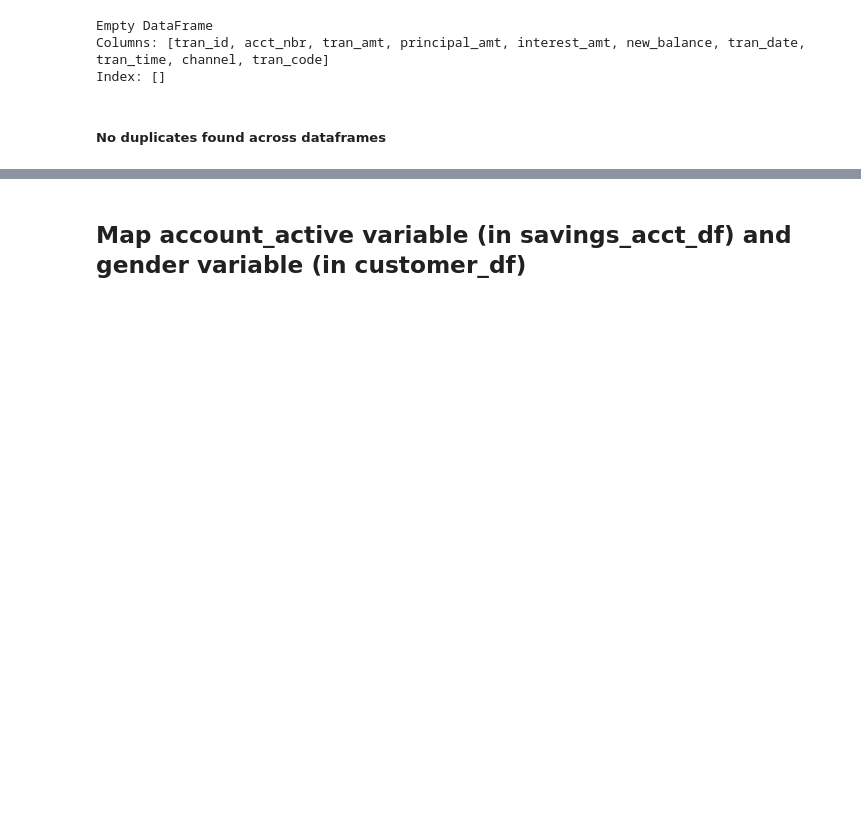
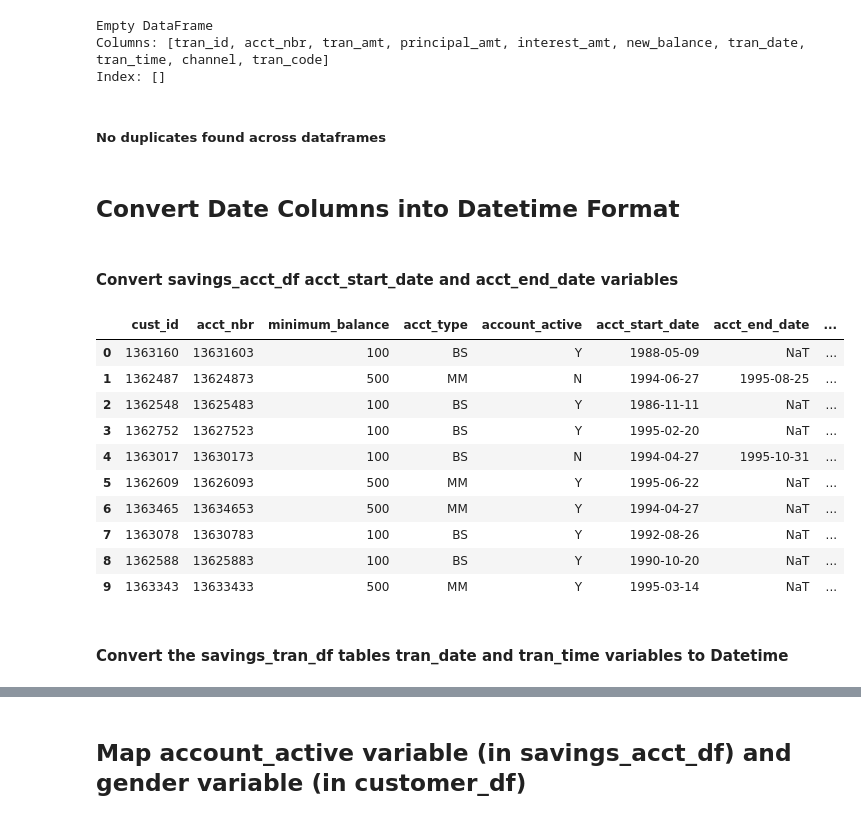
Before and after one commit to btmarsh6/mini-project-III, a Jupyter notebook: Brittany_notebook.ipynb, the cells around one changed output, grey strips where cells are left out. Cells and saved outputs as stored; diff of their text form; code cells hidden in the pictures; blank space fills up the shorter version.

Commit message:
conversion to datetime added

```diff
--- a/Brittany_notebook.ipynb
+++ b/Brittany_notebook.ipynb
@@ -207,3 +210,25 @@ Columns: [tran_id, acct_nbr, tran_amt, principal_amt, interest_amt, new_balance,
 Index: []
 # %% [markdown]
 ##### No duplicates found across dataframes
+# %% [markdown]
+## Convert Date Columns into Datetime Format
+# %% [markdown]
+#### Convert savings_acct_df acct_start_date and acct_end_date variables
+# %%
+savings_acct_df['acct_start_date']= pd.to_datetime(savings_acct_df['acct_start_date'], format='%d.%m.%Y')
+savings_acct_df['acct_end_date'] = pd.to_datetime(savings_acct_df['acct_end_date'], format='%d.%m.%Y')
+savings_acct_df.head(10)
+# %% [output]
+|  | cust_id | acct_nbr | minimum_balance | acct_type | account_active | acct_start_date | acct_end_date | ... |
+| 0 | 1363160 | 13631603 | 100 | BS | Y | 1988-05-09 | NaT | ... |
+| 1 | 1362487 | 13624873 | 500 | MM | N | 1994-06-27 | 1995-08-25 | ... |
+| 2 | 1362548 | 13625483 | 100 | BS | Y | 1986-11-11 | NaT | ... |
+| 3 | 1362752 | 13627523 | 100 | BS | Y | 1995-02-20 | NaT | ... |
+| 4 | 1363017 | 13630173 | 100 | BS | N | 1994-04-27 | 1995-10-31 | ... |
+| 5 | 1362609 | 13626093 | 500 | MM | Y | 1995-06-22 | NaT | ... |
+| 6 | 1363465 | 13634653 | 500 | MM | Y | 1994-04-27 | NaT | ... |
+| 7 | 1363078 | 13630783 | 100 | BS | Y | 1992-08-26 | NaT | ... |
+| 8 | 1362588 | 13625883 | 100 | BS | Y | 1990-10-20 | NaT | ... |
+| 9 | 1363343 | 13633433 | 500 | MM | Y | 1995-03-14 | NaT | ... |
+# %% [markdown]
+#### Convert the savings_tran_df tables tran_date and tran_time variables to Datetime
```
Also changed, not shown: parts of 13 cells of this notebook, 4 other files.
